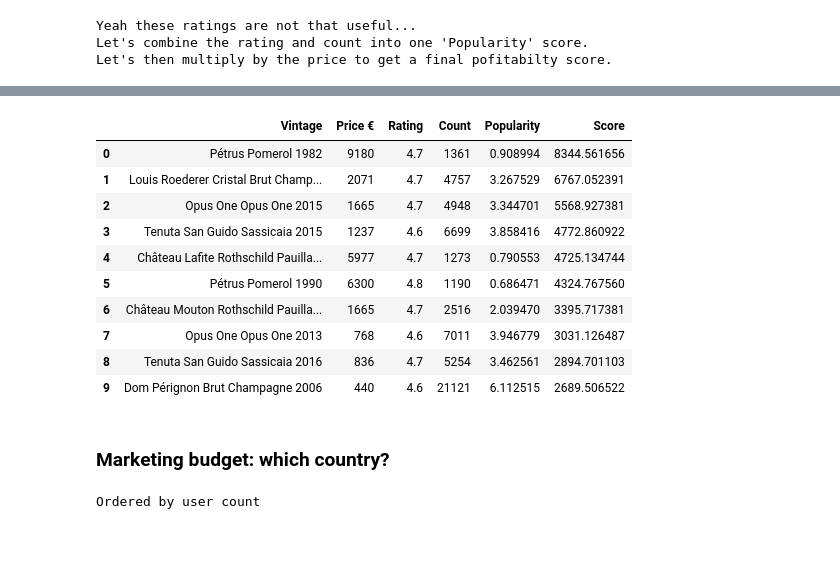
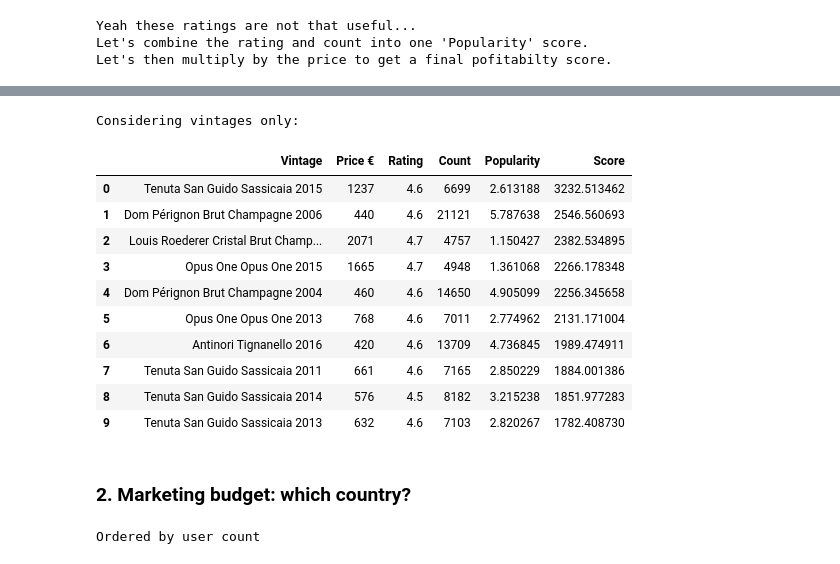
Before and after one commit to Huraqan/wiwino, a Jupyter notebook: analysis.ipynb, the cells around one changed output, grey strips where cells are left out. Drawn from its saved outputs; the diff is of its cells as text; code cells hidden in the pictures.

```diff
--- a/analysis.ipynb
+++ b/analysis.ipynb
@@ -91,47 +135,48 @@ Let's then multiply by the price to get a final pofitabilty score.
 # %%
 q = """
 WITH leaderboard AS (
     SELECT
         vintages.name AS Vintage,
         CAST(AVG(vintages.price_euros) AS INT) AS Price,
         vintages.ratings_average AS Rating,
         SUM(vintages.ratings_count) AS Count,
-        vintages.ratings_average * LOG(vintages.ratings_count * 0.001 + 0.2) AS Popularity
+        vintages.ratings_average * LOG(vintages.ratings_count * 0.001 - 3) AS Popularity
     FROM
         vintages
     GROUP BY
         vintages.id
-    LIMIT 1000
     )
 SELECT
     Vintage,
     Price AS 'Price €',
     Rating,
     Count,
     Popularity,
     Price * Popularity AS Score
 FROM
     leaderboard
 ORDER BY
     Score DESC
 LIMIT 10
 """
 
+print("Considering vintages only:")
 pd.read_sql_query(q, connection).head(60)
 # %% [output]
+Considering vintages only:
 |  | Vintage | Price € | Rating | Count | Popularity | Score |
-| 0 | Pétrus Pomerol 1982 | 9180 | 4.7 | 1361 | 0.908994 | 8344.561656 |
-| 1 | Louis Roederer Cristal Brut Champ... | 2071 | 4.7 | 4757 | 3.267529 | 6767.052391 |
-| 2 | Opus One Opus One 2015 | 1665 | 4.7 | 4948 | 3.344701 | 5568.927381 |
-| 3 | Tenuta San Guido Sassicaia 2015 | 1237 | 4.6 | 6699 | 3.858416 | 4772.860922 |
-| 4 | Château Lafite Rothschild Pauilla... | 5977 | 4.7 | 1273 | 0.790553 | 4725.134744 |
-| 5 | Pétrus Pomerol 1990 | 6300 | 4.8 | 1190 | 0.686471 | 4324.767560 |
-| 6 | Château Mouton Rothschild Pauilla... | 1665 | 4.7 | 2516 | 2.039470 | 3395.717381 |
-| 7 | Opus One Opus One 2013 | 768 | 4.6 | 7011 | 3.946779 | 3031.126487 |
-| 8 | Tenuta San Guido Sassicaia 2016 | 836 | 4.7 | 5254 | 3.462561 | 2894.701103 |
-| 9 | Dom Pérignon Brut Champagne 2006 | 440 | 4.6 | 21121 | 6.112515 | 2689.506522 |
+| 0 | Tenuta San Guido Sassicaia 2015 | 1237 | 4.6 | 6699 | 2.613188 | 3232.513462 |
+| 1 | Dom Pérignon Brut Champagne 2006 | 440 | 4.6 | 21121 | 5.787638 | 2546.560693 |
+| 2 | Louis Roederer Cristal Brut Champ... | 2071 | 4.7 | 4757 | 1.150427 | 2382.534895 |
+| 3 | Opus One Opus One 2015 | 1665 | 4.7 | 4948 | 1.361068 | 2266.178348 |
+| 4 | Dom Pérignon Brut Champagne 2004 | 460 | 4.6 | 14650 | 4.905099 | 2256.345658 |
+| 5 | Opus One Opus One 2013 | 768 | 4.6 | 7011 | 2.774962 | 2131.171004 |
+| 6 | Antinori Tignanello 2016 | 420 | 4.6 | 13709 | 4.736845 | 1989.474911 |
+| 7 | Tenuta San Guido Sassicaia 2011 | 661 | 4.6 | 7165 | 2.850229 | 1884.001386 |
+| 8 | Tenuta San Guido Sassicaia 2014 | 576 | 4.5 | 8182 | 3.215238 | 1851.977283 |
+| 9 | Tenuta San Guido Sassicaia 2013 | 632 | 4.6 | 7103 | 2.820267 | 1782.408730 |
 # %% [markdown]
-### Marketing budget: which country?
+### 2. Marketing budget: which country?
 # %%
 q = """
 SELECT
```
Also changed, not shown: parts of 5 cells of this notebook, 1 other file.
